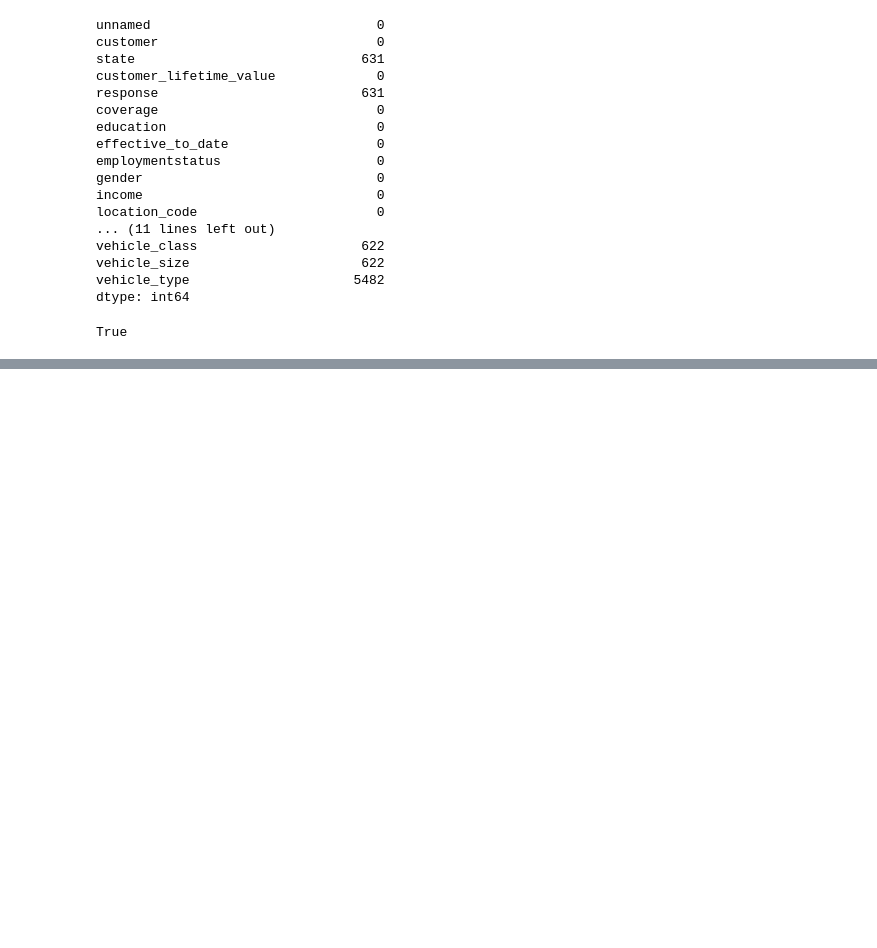
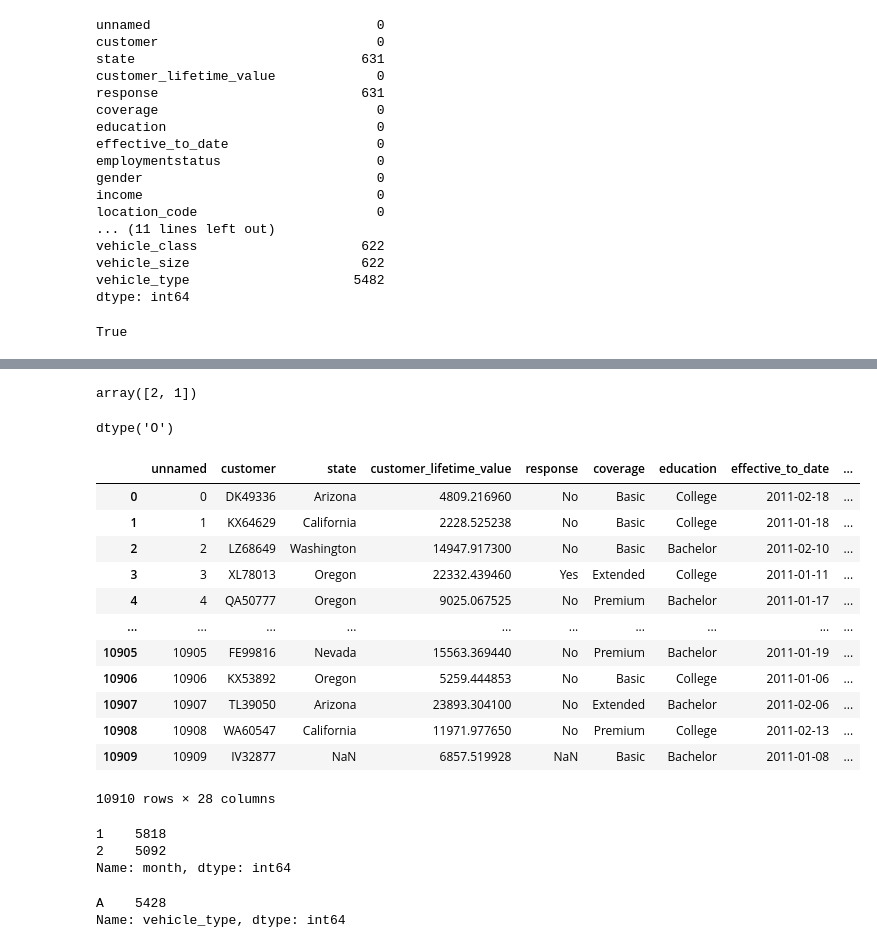
Before and after one commit to hollyjanedalton/lab-customer-analysis-round-2, a Jupyter notebook: files_for_lab/csv_files/Day 2_Lab2.ipynb, the cells around one changed output, grey strips where cells are left out. Saved outputs shown, nothing was run; the diff lists cells and outputs as text; code cells hidden in the pictures; blank space fills up the shorter version.

```diff
--- a/files_for_lab/csv_files/Day 2_Lab2.ipynb
+++ b/files_for_lab/csv_files/Day 2_Lab2.ipynb
@@ -237,0 +218,45 @@ data_1[(data_1['month']==1) | (data_1['month']==2) | (data_1['month']==3)]
+# %%
+#6 Datetime format - Extract the months from the dataset and store in a separate column.
+#Then filter the data to show only the information for the first quarter , ie. January,
+#February and March.
+#Hint: If data from March does not exist, consider only January and February.
+
+import time
+from datetime import date
+data_1['month'] = pd.DatetimeIndex(data_1['effective_to_date']).month
+data_1['month'].unique()
+data_1[(data_1['month']==1) | (data_1['month']==2) | (data_1['month']==3)]
+# %% [output]
+array([2, 1])
+# %%
+data_1["effective_to_date"].dtypes
+# %% [output]
+dtype('O')
+# %%
+data_1["effective_to_date"] = pd.to_datetime(data_1["effective_to_date"])
+data_1["month_dt"] = data_1["effective_to_date"].dt.month
+# %% [output]
+|  | unnamed | customer | state | customer_lifetime_value | response | coverage | education | effective_to_date | ... |
+| 0 | 0 | DK49336 | Arizona | 4809.216960 | No | Basic | College | 2011-02-18 | ... |
+| 1 | 1 | KX64629 | California | 2228.525238 | No | Basic | College | 2011-01-18 | ... |
+| 2 | 2 | LZ68649 | Washington | 14947.917300 | No | Basic | Bachelor | 2011-02-10 | ... |
+| 3 | 3 | XL78013 | Oregon | 22332.439460 | Yes | Extended | College | 2011-01-11 | ... |
+| 4 | 4 | QA50777 | Oregon | 9025.067525 | No | Premium | Bachelor | 2011-01-17 | ... |
+| ... | ... | ... | ... | ... | ... | ... | ... | ... | ... |
+| 10905 | 10905 | FE99816 | Nevada | 15563.369440 | No | Premium | Bachelor | 2011-01-19 | ... |
+| 10906 | 10906 | KX53892 | Oregon | 5259.444853 | No | Basic | College | 2011-01-06 | ... |
+| 10907 | 10907 | TL39050 | Arizona | 23893.304100 | No | Extended | Bachelor | 2011-02-06 | ... |
+| 10908 | 10908 | WA60547 | California | 11971.977650 | No | Premium | College | 2011-02-13 | ... |
+| 10909 | 10909 | IV32877 | NaN | 6857.519928 | NaN | Basic | Bachelor | 2011-01-08 | ... |
+10910 rows × 28 columns
+# %%
+data_1["month"].value_counts()
+# %% [output]
+1    5818
+2    5092
+Name: month, dtype: int64
+# %%
+data_1["vehicle_type"].value_counts()
+# %% [output]
+A    5428
+Name: vehicle_type, dtype: int64
```
Also changed, not shown: parts of 15 cells of this notebook.
